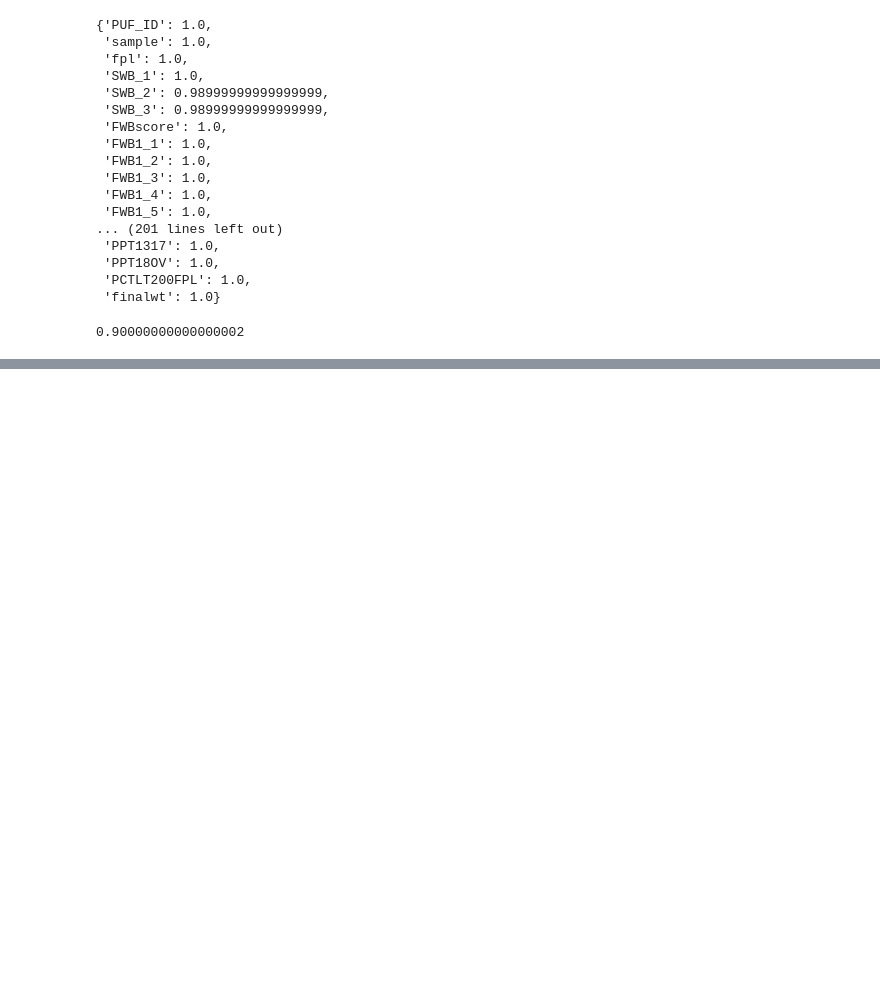
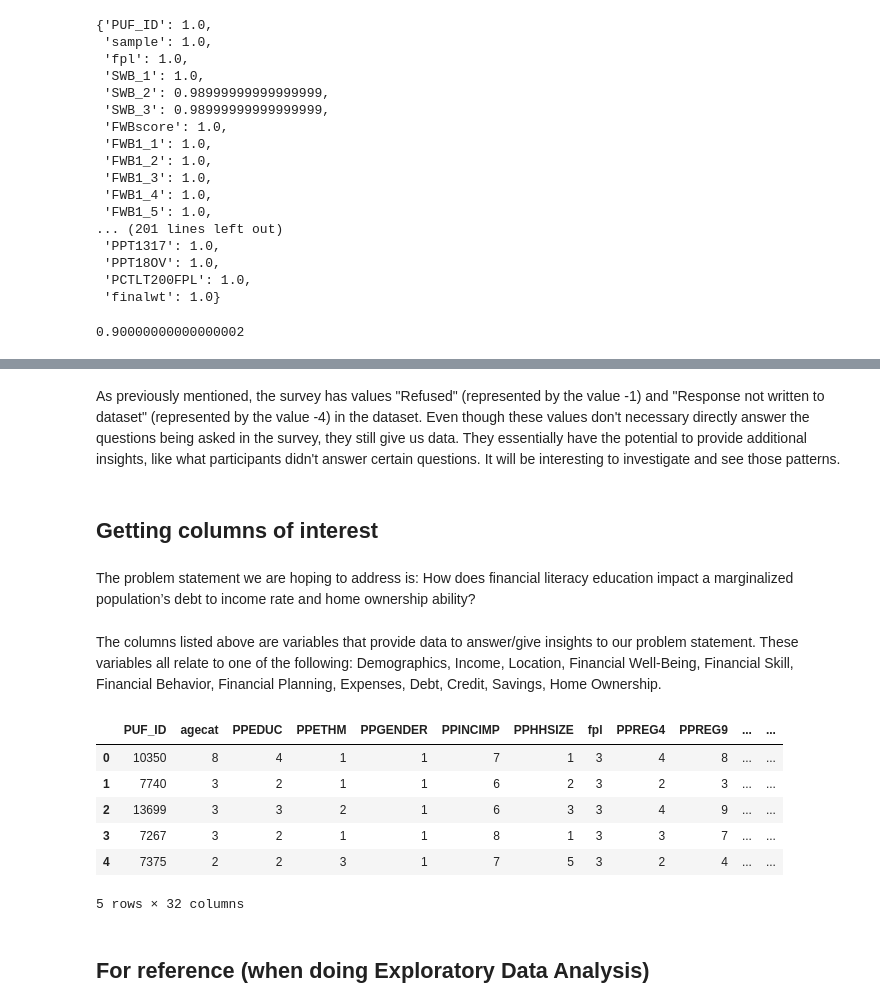
Before and after one commit to ds4a-team85/cohort2020-team-project, a Jupyter notebook: CFPB_data_cleaning.ipynb, the cells around one changed output, grey strips where cells are left out. Drawn from its saved outputs; the diff is of its cells as text; code cells hidden in the pictures; blank space fills up the shorter version.

Commit message:
Data cleaning complete for second dataset; filtered according to columns of interest and added some references for EDA

```diff
--- a/CFPB_data_cleaning.ipynb
+++ b/CFPB_data_cleaning.ipynb
@@ -144,0 +184,57 @@ We can see the that minimum response rate for all the survey variables is 90%, w
+# %% [markdown]
+As previously mentioned, the survey has values "Refused" (represented by the value -1) and "Response not written to dataset" (represented by the value -4) in the dataset. Even though these values don't necessary directly answer the questions being asked in the survey, they still give us data. They essentially have the potential to provide additional insights, like what participants didn't answer certain questions. It will be interesting to investigate and see those patterns.
+# %% [markdown]
+## Getting columns of interest
+# %%
+# Columns that most relate to our problem statement
+columns_of_interest = [
+    'PUF_ID',
+    'agecat',
+    'PPEDUC',
+    'PPETHM',
+    'PPGENDER',
+    'PPINCIMP',
+    'PPHHSIZE',
+    'fpl',
+    'PPREG4',
+    'PPREG9',
+    'FWB1_1',
+    'FWB1_5',
+    'FS2_3',
+    'SUBKNOWL1',
+    'ACT1_2',
+    'PROPPLAN_3',
+    'PROPPLAN_1',
+    'MANAGE1_2',
+    'MANAGE1_1',
+    'MANAGE1_3',
+    'SAVEHABIT',
+    'AUTOMATED_1',
+    'AUTOMATED_2',
+    'SAVINGSRANGES',
+    'HOUSING',
+    'HOUSERANGES',
+    'MORTGAGE',
+    'PRODHAVE_8',
+    'PRODUSE_1',
+    'PRODUSE_2',
+    'FWBscore',
+    'FSscore'
+]
+# %% [markdown]
+The problem statement we are hoping to address is: How does financial literacy education impact a marginalized population’s debt to income rate and home ownership ability?
+# %% [markdown]
+The columns listed above are variables that provide data to answer/give insights to our problem statement. These variables all relate to one of the following: Demographics, Income, Location, Financial Well-Being, Financial Skill, Financial Behavior, Financial Planning, Expenses, Debt, Credit, Savings, Home Ownership.
+# %%
+filtered_df = df.loc[:,columns_of_interest]
+filtered_df.head()
+# %% [output]
+|  | PUF_ID | agecat | PPEDUC | PPETHM | PPGENDER | PPINCIMP | PPHHSIZE | fpl | PPREG4 | PPREG9 | ... | ... |
+| 0 | 10350 | 8 | 4 | 1 | 1 | 7 | 1 | 3 | 4 | 8 | ... | ... |
+| 1 | 7740 | 3 | 2 | 1 | 1 | 6 | 2 | 3 | 2 | 3 | ... | ... |
+| 2 | 13699 | 3 | 3 | 2 | 1 | 6 | 3 | 3 | 4 | 9 | ... | ... |
+| 3 | 7267 | 3 | 2 | 1 | 1 | 8 | 1 | 3 | 3 | 7 | ... | ... |
+| 4 | 7375 | 2 | 2 | 3 | 1 | 7 | 5 | 3 | 2 | 4 | ... | ... |
+5 rows × 32 columns
+# %% [markdown]
+## For reference (when doing Exploratory Data Analysis)
```
Also changed, not shown: parts of 10 cells of this notebook.
